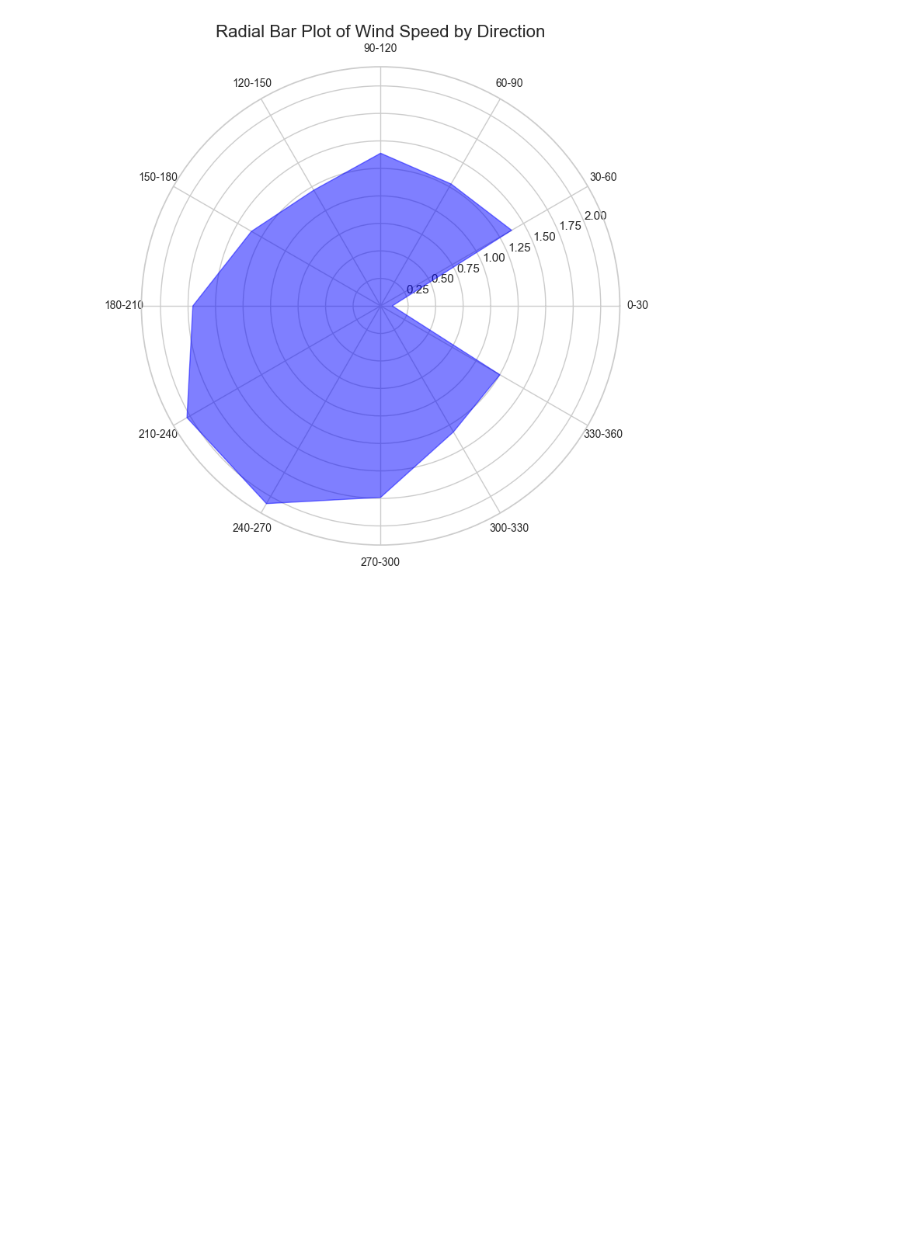
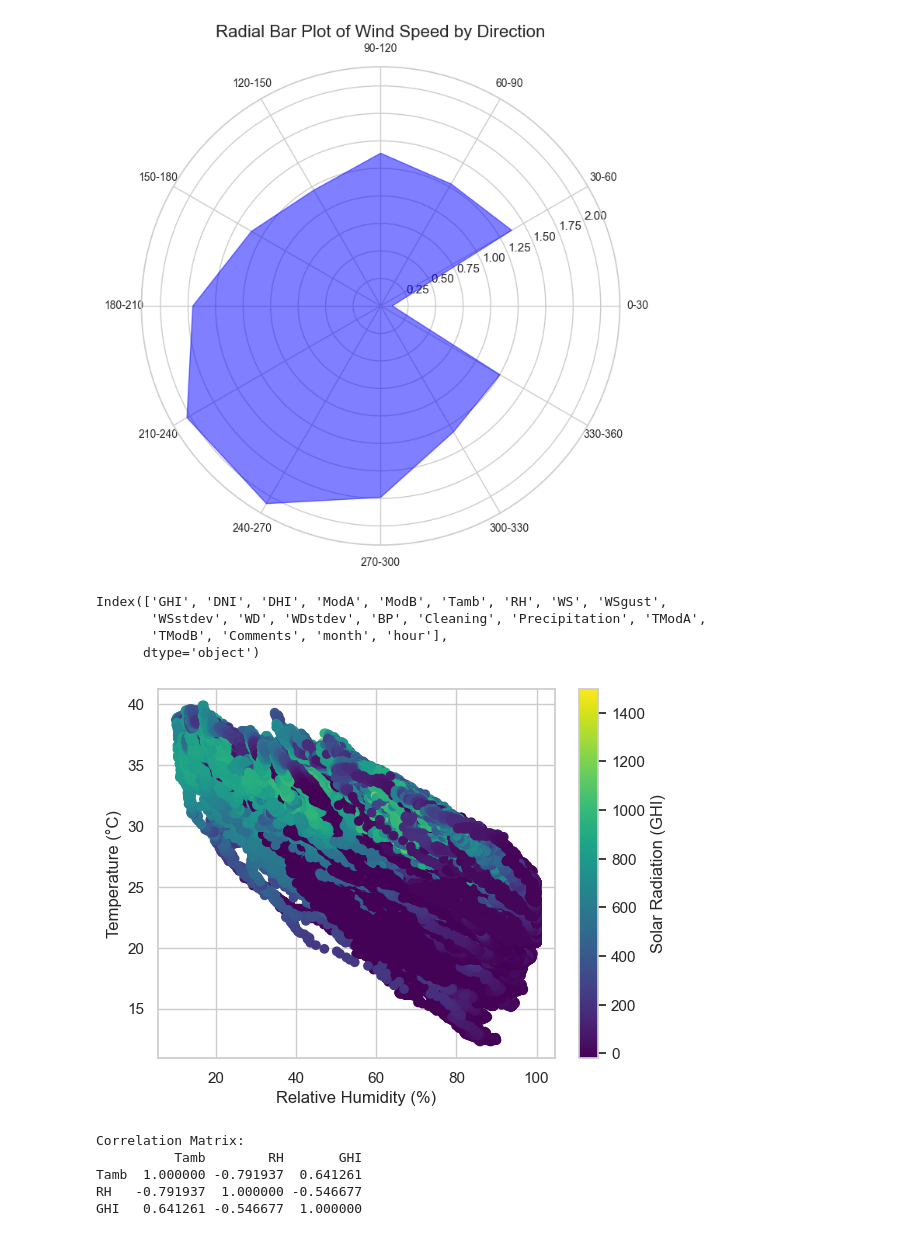
Before and after one commit to YonasEngineer/moon-light-optimizer-updated, a Jupyter notebook: notebooks/eda.ipynb, the cells around one changed output. Cells and saved outputs as stored; diff of their text form; code cells hidden in the pictures; blank space fills up the shorter version.

Commit message:
Temperature Analysis
Examined how relative humidity (RH) might influence temperature readings and solar radiation

```diff
--- a/notebooks/eda.ipynb
+++ b/notebooks/eda.ipynb
@@ -147,3 +143,5 @@ wind_analysis = WindAnalysis(df)
+# %%
+weather_analysis = WeatherAnalysis(data=df)
 # %%
 
 # Plot a wind rose
@@ -157,2 +155,19 @@ wind_analysis.plot_radial_bar(wind_speed_col='WS', wind_dir_col='WD', num_bins=1
 # %% [output]
 [figure]
+# %%
+print(weather_analysis.data.columns)
+# %% [output]
+Index(['GHI', 'DNI', 'DHI', 'ModA', 'ModB', 'Tamb', 'RH', 'WS', 'WSgust',
+       'WSstdev', 'WD', 'WDstdev', 'BP', 'Cleaning', 'Precipitation', 'TModA',
+       'TModB', 'Comments', 'month', 'hour'],
+      dtype='object')
+# %%
+# Perform temperature analysis
+weather_analysis.analyze_temperature(temp_col='Tamb', rh_col='RH', solar_rad_col='GHI')
+# %% [output]
+[figure, added]
+Correlation Matrix:
+          Tamb        RH       GHI
+Tamb  1.000000 -0.791937  0.641261
+RH   -0.791937  1.000000 -0.546677
+GHI   0.641261 -0.546677  1.000000
```
Also changed, not shown: parts of 4 cells of this notebook, 1 other file.
